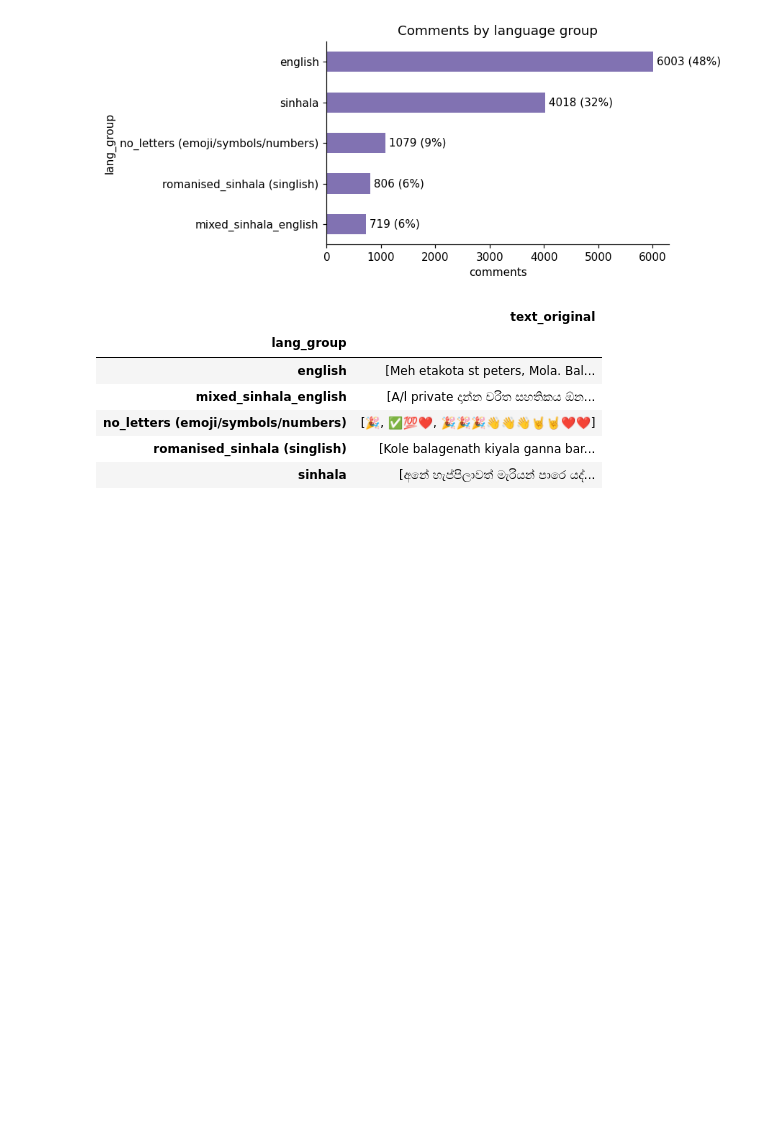
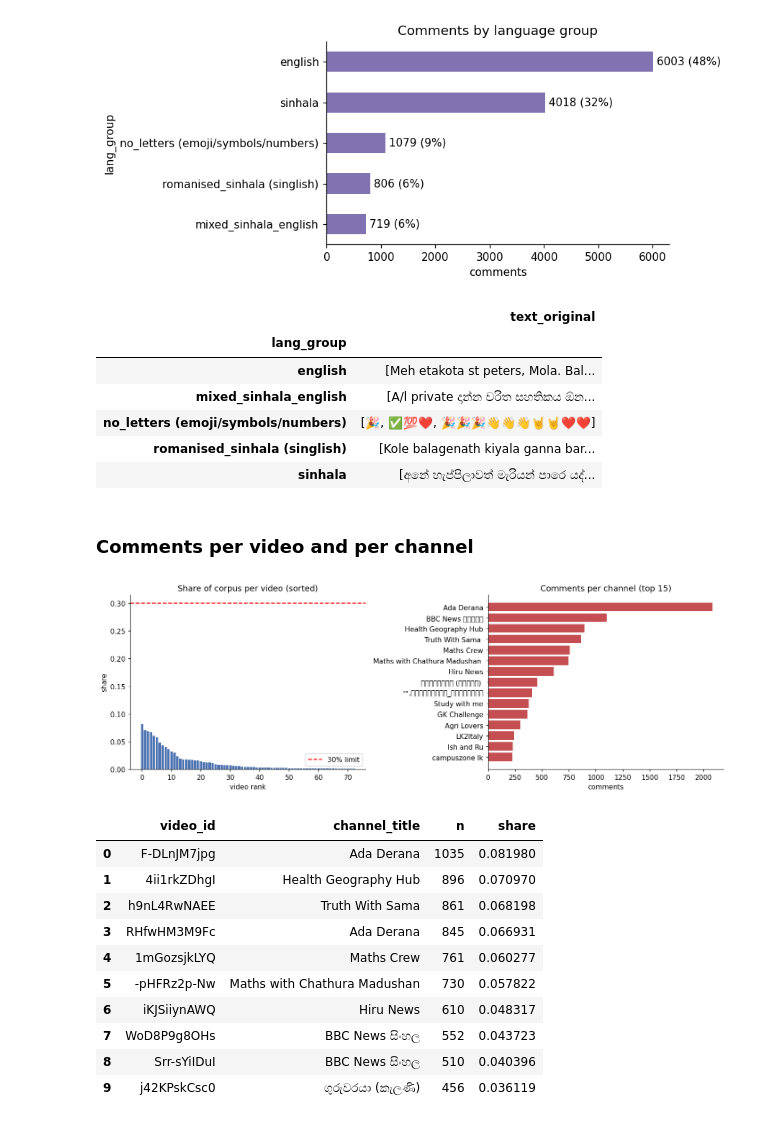
Before and after one commit to SithmiDesilva/Voices-on-School-Reform-An-NLP-Analysis-of-Sri-Lankan-YouTube-Comments, a Jupyter notebook: Voices_on_School_Reform_An_NLP_Analysis_of_Sri_Lankan_YouTube_Comments.ipynb, the cells around one changed output. Cells and saved outputs as stored; diff of their text form; code cells hidden in the pictures; blank space fills up the shorter version.

Commit message:
Comments per video and per channel

```diff
--- a/Voices_on_School_Reform_An_NLP_Analysis_of_Sri_Lankan_YouTube_Comments.ipynb
+++ b/Voices_on_School_Reform_An_NLP_Analysis_of_Sri_Lankan_YouTube_Comments.ipynb
@@ -643,3 +643,33 @@ corpus.groupby('lang_group').text_original.apply(
 | no_letters (emoji/symbols/numbers) | [🎉, ✅💯❤️, 🎉🎉🎉👋👋👋🤘🤘❤️❤️] |
 | romanised_sinhala (singlish) | [Kole balagenath kiyala ganna bar... |
 | sinhala | [අනේ හැප්පිලාවත් මැරියන් පාරෙ යද්... |
+# %% [markdown]
+### Comments per video and per channel
+# %%
+per_video = corpus.groupby(['video_id', 'channel_title']).size().sort_values(ascending=False).reset_index(name='n')
+per_video['share'] = per_video.n / len(corpus)
+
+fig, axes = plt.subplots(1, 2, figsize=(13, 4.5))
+axes[0].bar(range(len(per_video)), per_video.share, color='#4C72B0')
+axes[0].axhline(MAX_VIDEO_SHARE, ls='--', c='red', label='30% limit')
+axes[0].set(title='Share of corpus per video (sorted)', xlabel='video rank', ylabel='share'); axes[0].legend()
+
+per_channel = corpus.channel_title.value_counts().head(15)
+axes[1].barh(per_channel.index[::-1], per_channel.values[::-1], color='#C44E52')
+axes[1].set(title='Comments per channel (top 15)', xlabel='comments')
+plt.tight_layout(); plt.savefig(FIG_DIR / 't1_per_video_channel.png', bbox_inches='tight'); plt.show()
+
+per_video.head(10)
+# %% [output]
+[figure, added]
+|  | video_id | channel_title | n | share |
+| 0 | F-DLnJM7jpg | Ada Derana | 1035 | 0.081980 |
+| 1 | 4ii1rkZDhgI | Health Geography Hub | 896 | 0.070970 |
+| 2 | h9nL4RwNAEE | Truth With Sama | 861 | 0.068198 |
+| 3 | RHfwHM3M9Fc | Ada Derana | 845 | 0.066931 |
+| 4 | 1mGozsjkLYQ | Maths Crew | 761 | 0.060277 |
+| 5 | -pHFRz2p-Nw | Maths with Chathura Madushan | 730 | 0.057822 |
+| 6 | iKJSiiynAWQ | Hiru News | 610 | 0.048317 |
+| 7 | WoD8P9g8OHs | BBC News සිංහල | 552 | 0.043723 |
+| 8 | Srr-sYiIDuI | BBC News සිංහල | 510 | 0.040396 |
+| 9 | j42KPskCsc0 | ගුරුවරයා (කැලණි) | 456 | 0.036119 |
```
